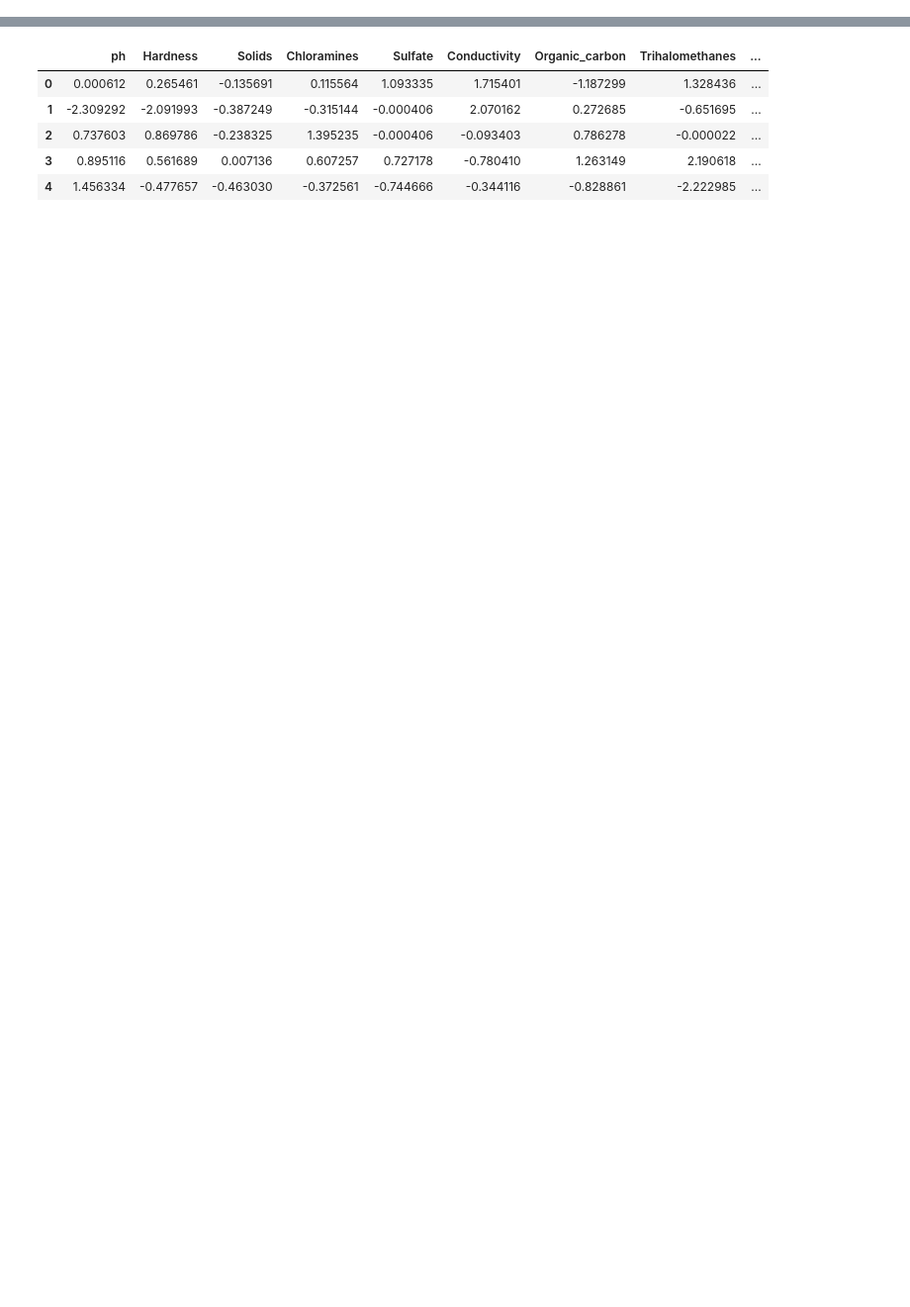
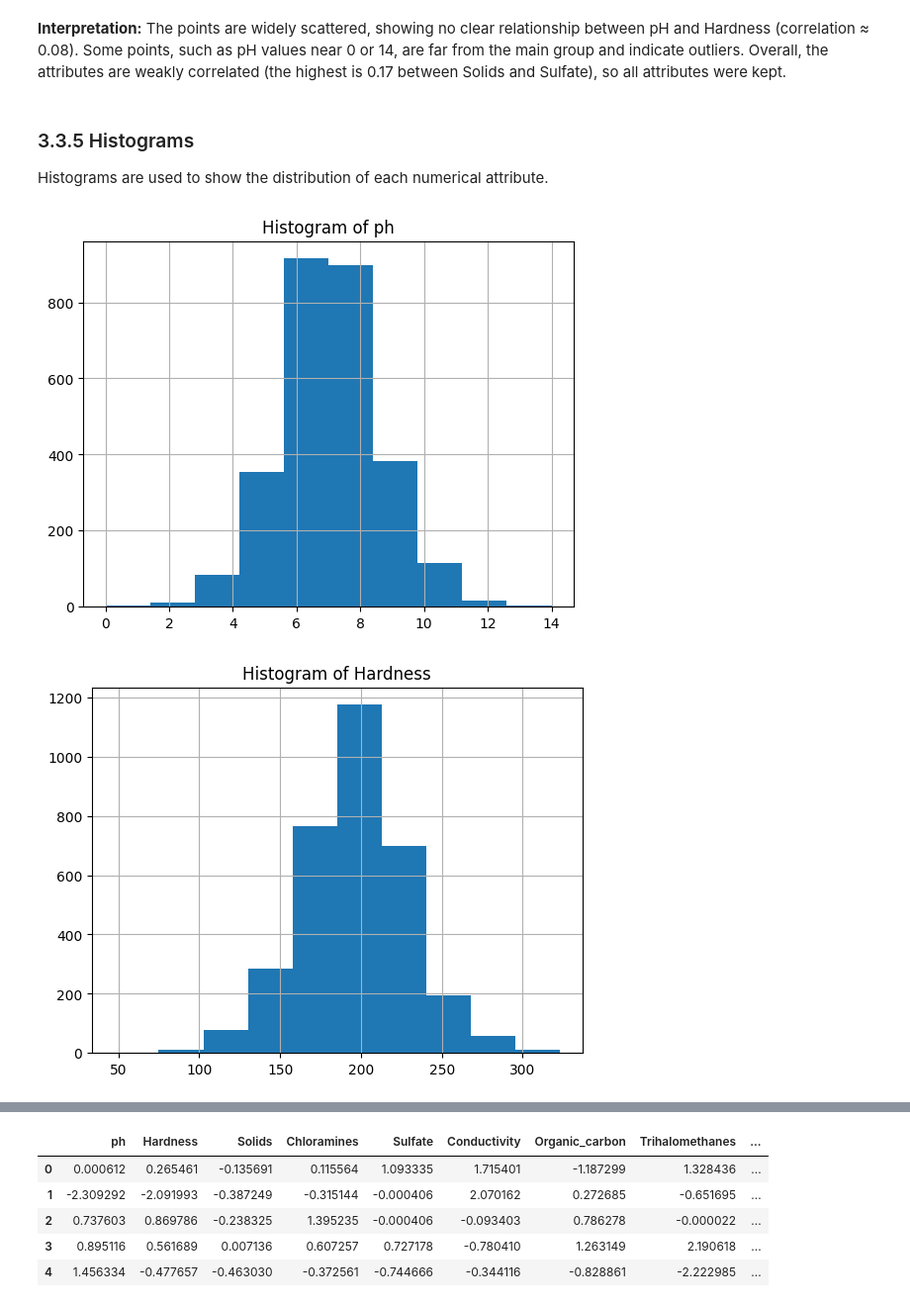
Before and after one commit to shadenaalghannam/Data_Mining_Project_Group2, a Jupyter notebook: Python Notebook/Phase3.ipynb, the cells around one changed output, grey strips where cells are left out. Shown at 99% size. Saved outputs shown, nothing was run; the diff lists cells and outputs as text; code cells hidden in the pictures; blank space fills up the shorter version.

```diff
--- a/Python Notebook/Phase3.ipynb
+++ b/Python Notebook/Phase3.ipynb
@@ -9,0 +282,15 @@
+# %% [markdown]
+**Interpretation:**
+The points are widely scattered, showing no clear relationship between pH and Hardness (correlation ≈ 0.08). Some points, such as pH values near 0 or 14, are far from the main group and indicate outliers. Overall, the attributes are weakly correlated (the highest is 0.17 between Solids and Sulfate), so all attributes were kept.
+# %% [markdown]
+### 3.3.5 Histograms
+
+Histograms are used to show the distribution of each numerical attribute.
+# %%
+for column in numerical_data.columns:
+    numerical_data[[column]].hist()
+    plt.title("Histogram of " + column)
+    plt.show()
+# %% [output]
+[figure, added]
+[figure, added]
```
Also changed, not shown: parts of 92 cells of this notebook.
